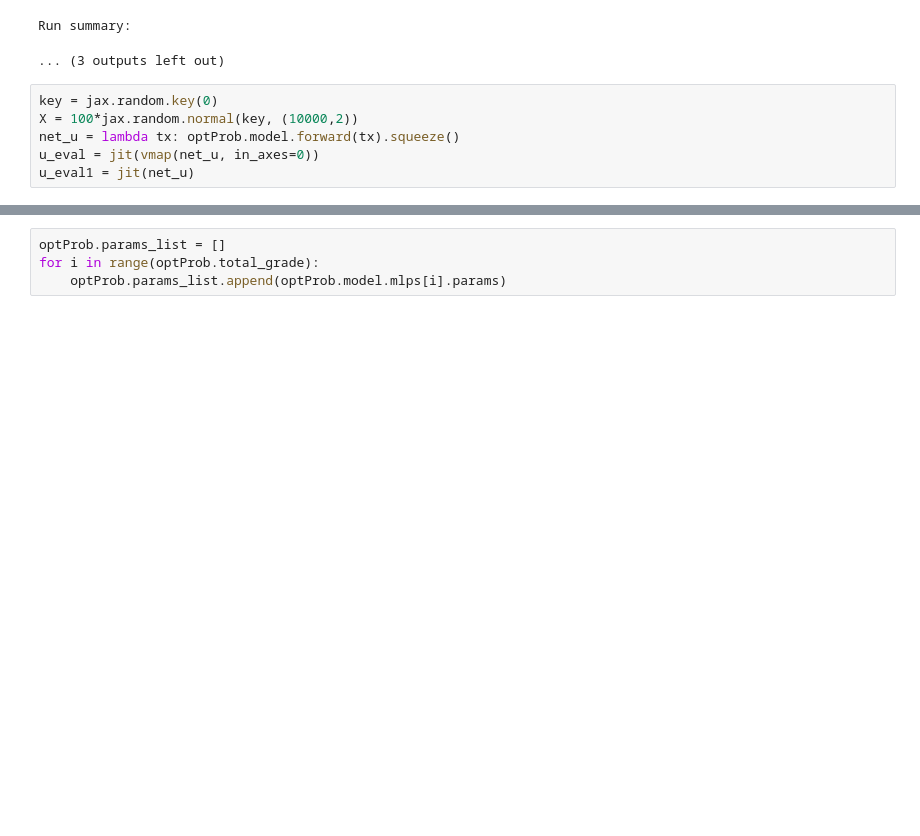
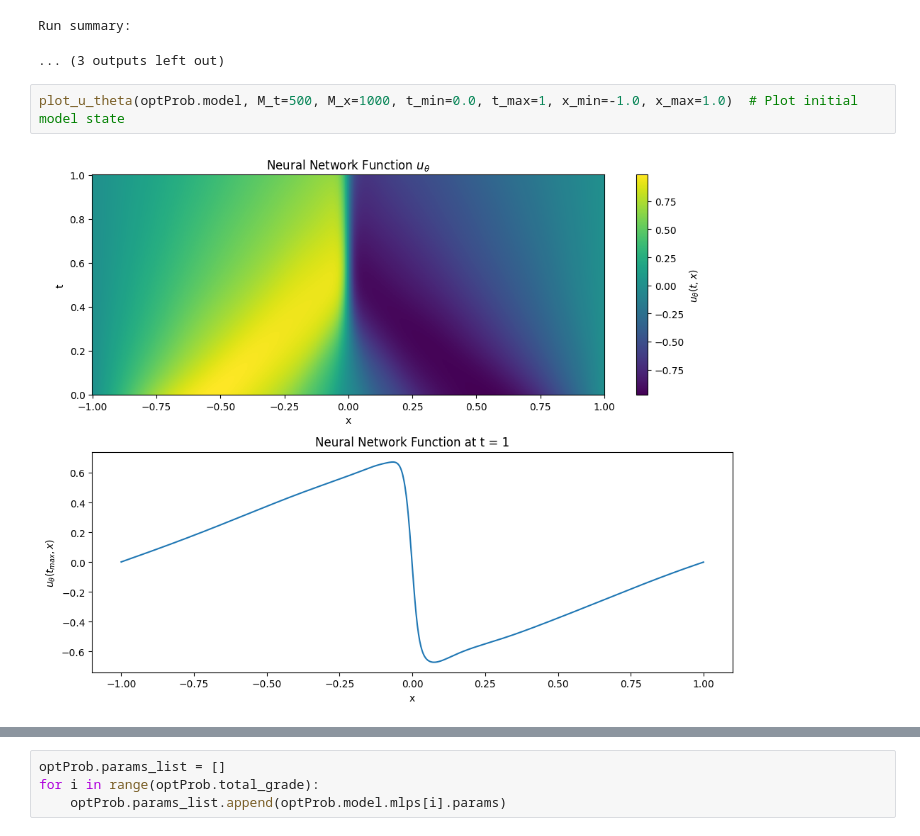
Before and after one commit to HaoLi-HL/NN-HCL, a Jupyter notebook: Code/mg_pinn_test.ipynb, the cells around one changed output, grey strips where cells are left out. Drawn from its saved outputs; the diff is of its cells as text; blank space fills up the shorter version.

```diff
--- a/Code/mg_pinn_test.ipynb
+++ b/Code/mg_pinn_test.ipynb
@@ -121,9 +121,7 @@ Run history:
 Run summary:
 ... (3 outputs left out)
 # %%
-key = jax.random.key(0)
-X = 100*jax.random.normal(key, (10000,2))
-net_u = lambda tx: optProb.model.forward(tx).squeeze()
-u_eval = jit(vmap(net_u, in_axes=0))
-u_eval1 = jit(net_u)
+plot_u_theta(optProb.model, M_t=500, M_x=1000, t_min=0.0, t_max=1, x_min=-1.0, x_max=1.0)  # Plot initial model state
+# %% [output]
+[figure, added]
 # %%
```
Also changed, not shown: parts of 3 cells of this notebook, 5 other files.
